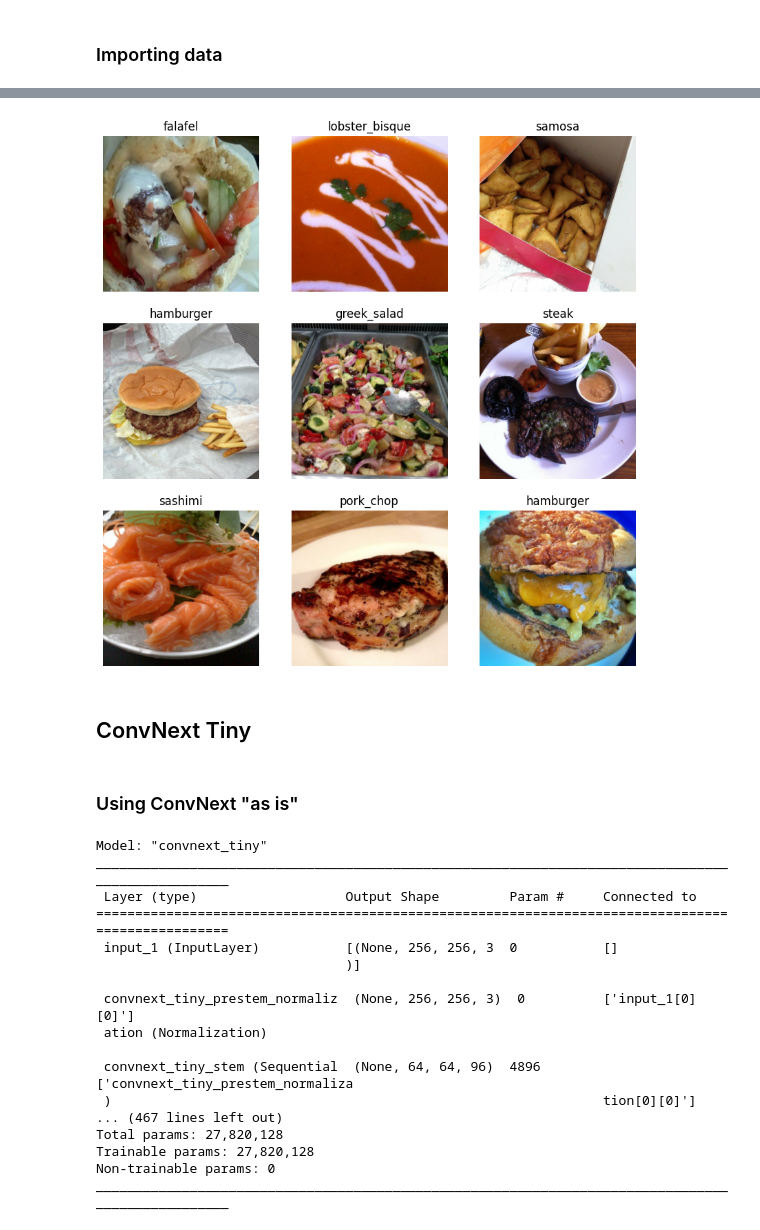
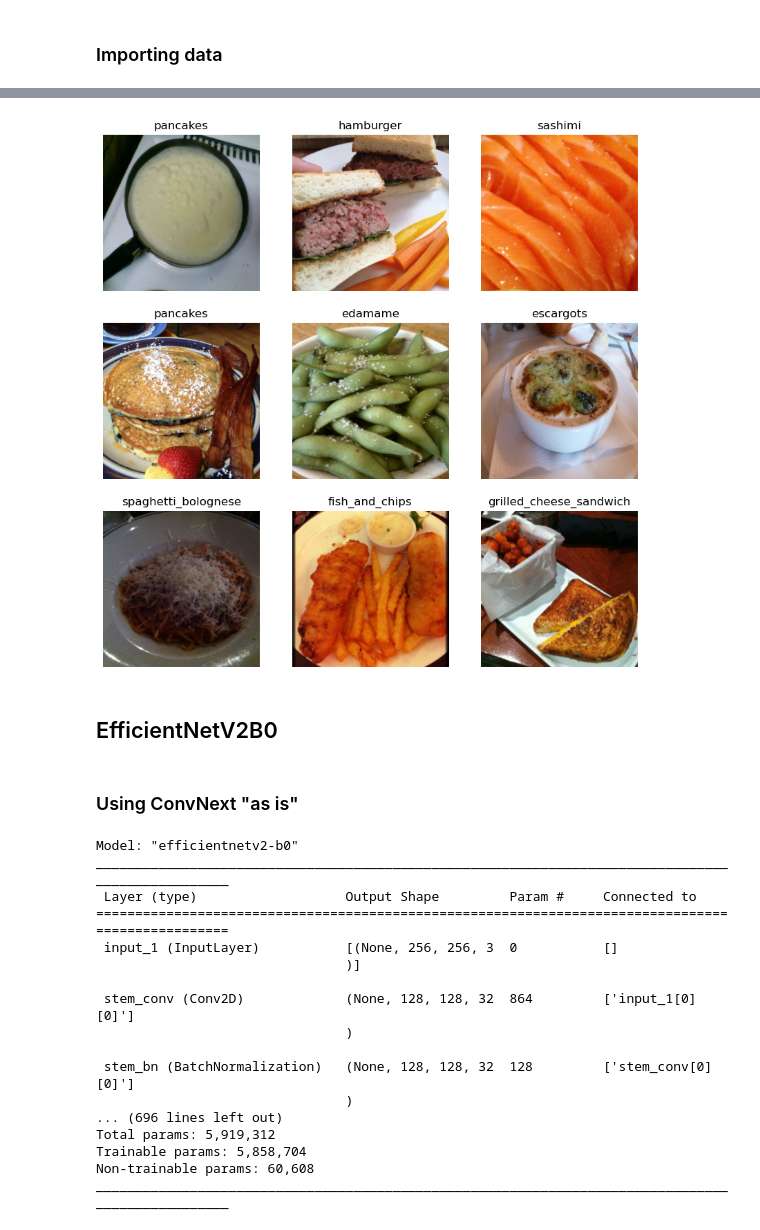
Before and after one commit to pkrucz00/wdzd_project, a Jupyter notebook: report.ipynb, the cells around one changed output, grey strips where cells are left out. Saved outputs shown, nothing was run; the diff lists cells and outputs as text; code cells hidden in the pictures.

```diff
--- a/report.ipynb
+++ b/report.ipynb
@@ -24,8 +39,10 @@ import matplotlib.pyplot as plt
 ### Utility functions
 # %%
 ## consts
+DATA_FOLDER="data-trimmed"
+
 INPUT_SHAPE = (256, 256, 3)
-BATCH_SIZE = 64
+BATCH_SIZE = 16
 # %%
 # Class and function for showing the chart of validation accuracy and loss
 
@@ -80,10 +97,10 @@ def train_and_check_model(model, model_name, t_ds, v_ds, epochs=150, lr_scale=1)
 ### Importing data
 # %%
 train_ds, validation_ds = keras.utils.image_dataset_from_directory(
-    directory='data/',
+    directory=DATA_FOLDER,
     label_mode='categorical',
     image_size=(256, 256),
-    validation_split=0.4,
+    validation_split=0.2,
     subset="both",
     seed=21)
 # %% [output]
@@ -93,5 +117,5 @@ Using 40400 files for validation.
 # %%
-labels = os.listdir("data/")
+labels = sorted(os.listdir(DATA_FOLDER))
 
 plt.figure(figsize=(10,10))
 
@@ -109,33 +137,33 @@ for (batch_of_images, batch_of_labels) in train_ds.take(1):
-[figure, old version]
+[figure, new version]
-# %% [markdown]
-## ConvNext Tiny
+# %% [markdown]
+## EfficientNetV2B0
 # %% [markdown]
 ### Using ConvNext "as is"
 # %%
-conv_next_model = keras.applications.ConvNeXtTiny(
-    model_name="convnext_tiny",
+efficient_net = keras.applications.EfficientNetV2B0(
     weights='imagenet',  # Load weights pre-trained on ImageNet.
     input_shape=(256, 256, 3),
-    include_top=False)  # Do not include the ImageNet classifier at the top.
+    include_top=False,
+    include_preprocessing=False)  # Do not include the ImageNet classifier at the top.
 
-conv_next_model.summary()
+efficient_net.summary()
 # %% [output]
-Model: "convnext_tiny"
+Model: "efficientnetv2-b0"
 __________________________________________________________________________________________________
  Layer (type)                   Output Shape         Param #     Connected to
 ==================================================================================================
  input_1 (InputLayer)           [(None, 256, 256, 3  0           []
                                 )]
 
- convnext_tiny_prestem_normaliz  (None, 256, 256, 3)  0          ['input_1[0][0]']
- ation (Normalization)
+ stem_conv (Conv2D)             (None, 128, 128, 32  864         ['input_1[0][0]']
+                                )
 
- convnext_tiny_stem (Sequential  (None, 64, 64, 96)  4896        ['convnext_tiny_prestem_normaliza
- )                                                               tion[0][0]']
-... (467 lines left out)
-Total params: 27,820,128
-Trainable params: 27,820,128
-Non-trainable params: 0
+ stem_bn (BatchNormalization)   (None, 128, 128, 32  128         ['stem_conv[0][0]']
+                                )
+... (696 lines left out)
+Total params: 5,919,312
+Trainable params: 5,858,704
+Non-trainable params: 60,608
 __________________________________________________________________________________________________
 # %%
 def create_transferred_model(base_model):
```
Also changed, not shown: parts of 13 cells of this notebook, 23 other files.
